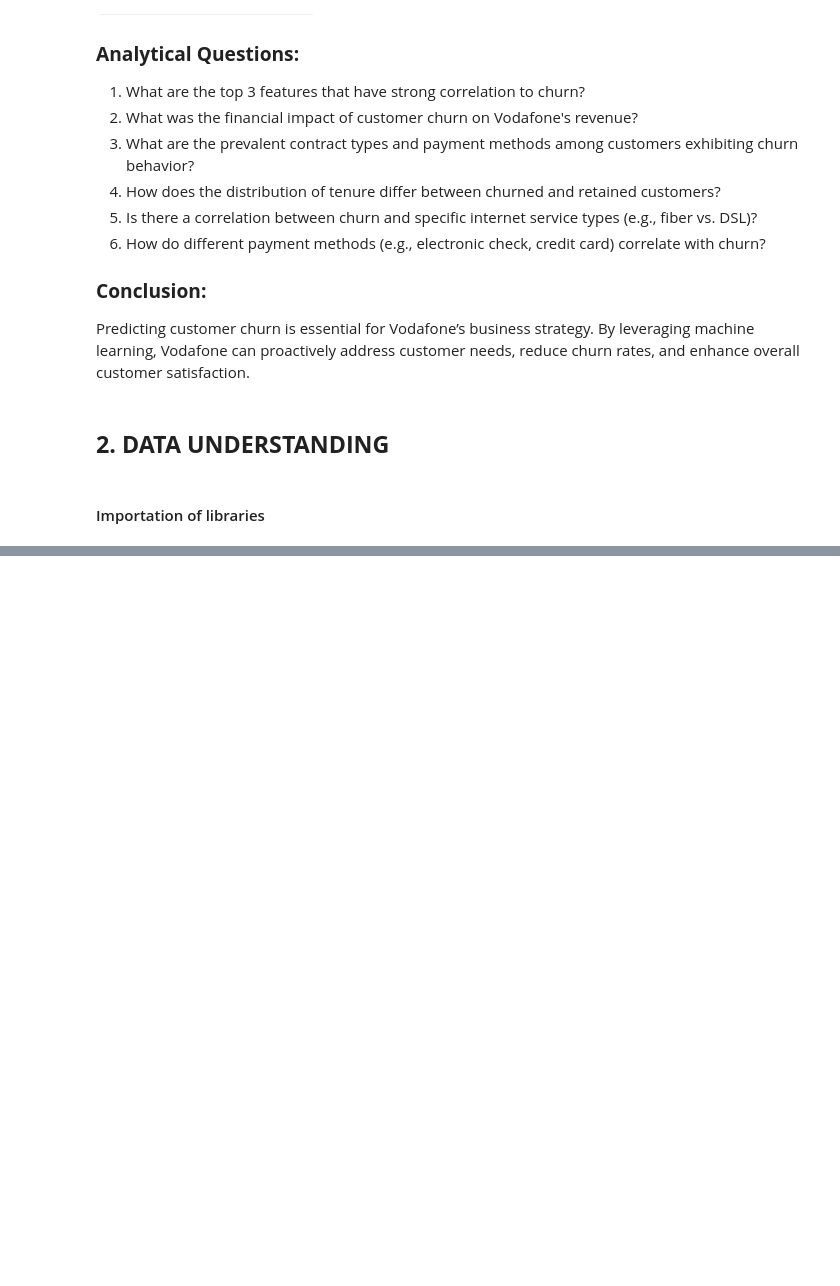
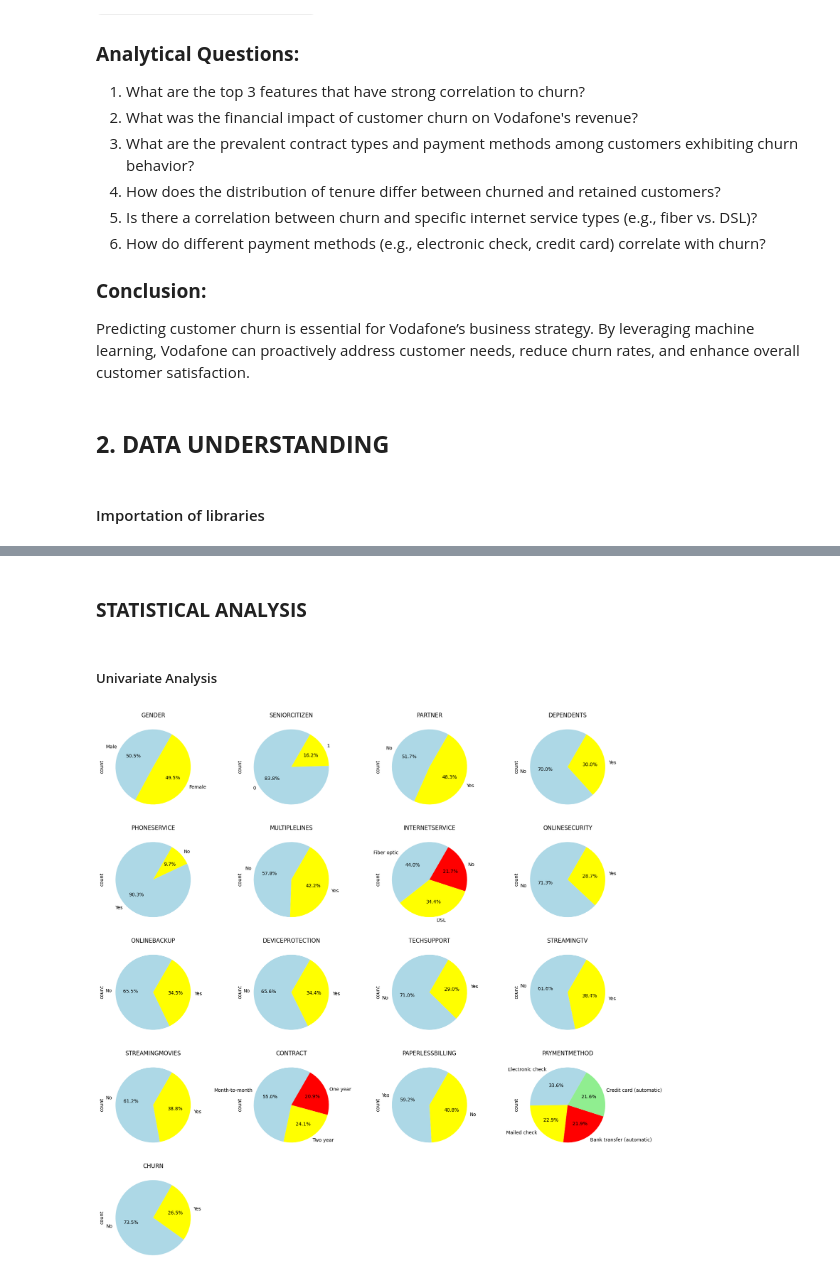
Before and after one commit to laaria-chris/Vodafone-Customer-Churn-Project, a Jupyter notebook: Notebook.ipynb, the cells around one changed output, grey strips where cells are left out. Drawn from its saved outputs; the diff is of its cells as text; code cells hidden in the pictures; blank space fills up the shorter version.

```diff
--- a/Notebook.ipynb
+++ b/Notebook.ipynb
@@ -105,0 +333,34 @@ from scipy import stats
+# %%
+def replace_with_yes_no(df):
+    """
+    Replaces unique values in a DataFrame column with 'Yes' or 'No' based on the provided list.
+
+    Args:
+        df (pd.DataFrame): The DataFrame containing the column to be processed.
+
+    Returns:
+        pd.DataFrame: The modified DataFrame with replaced values.
+    """
+    # Extract column names
+    for column_name in df.columns:
+        # Get unique values in the specified column
+        unique_values = df[column_name].unique()
+
+        # Create a mapping dictionary for replacement
+        mapping = {}
+        for value in unique_values:
+            if value in yes:
+                mapping[value] = 'Yes'
+            elif value in no:
+                mapping[value] = 'No'
+            else:
+                mapping[value] = value
+
+        # Replace values in the column
+        df[column_name] = df[column_name].map(mapping)
+
+    return df
+# %%
+#replacing the categorical columns with the
+data[categorical] = replace_with_yes_no(data[categorical])
+data[categorical]
@@ -105,0 +403,4 @@ from scipy import stats
+# %%
+#changing all categorical columns to category datatype
+data[categorical] = data[categorical].astype('category')
+data.dtypes
@@ -105,0 +428,11 @@ from scipy import stats
+# %% [markdown]
+### **STATISTICAL ANALYSIS**
+# %% [markdown]
+##### Univariate Analysis
+# %%
+for i, var in enumerate(categorical):
+    plt.subplot(round(len(categorical)/3), 4, i+1)
+    data[var].value_counts().plot.pie(fontsize=10, figsize=(20,25), autopct="%2.1f%%", startangle=60, colors=['lightblue','yellow','red','lightgreen'])
+    plt.title(f'{var.upper()}')
+# %% [output]
+[figure, added]
```
Also changed, not shown: parts of 113 cells of this notebook.
